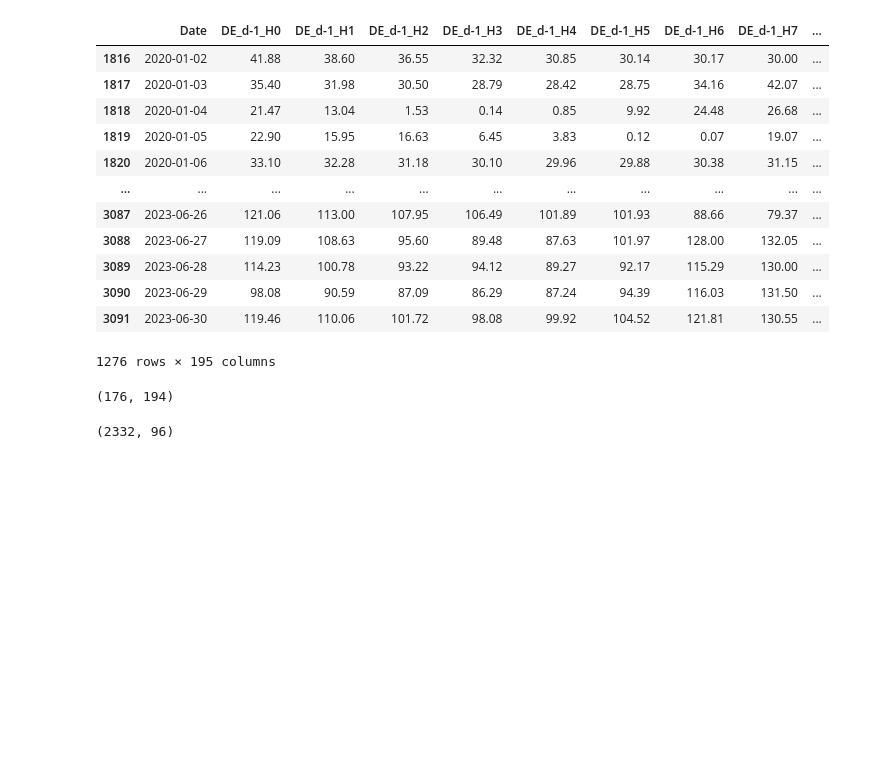
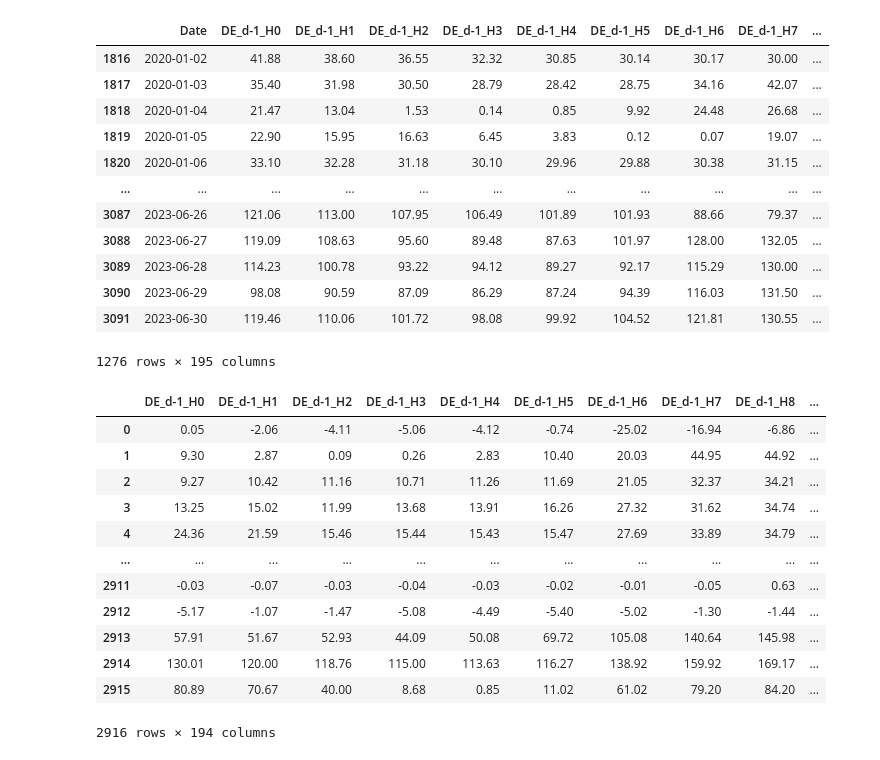
Before and after one commit to kabirkumar96/daise-seminar, a Jupyter notebook: EPF.ipynb, the cells around one changed output. Saved outputs shown, nothing was run; the diff lists cells and outputs as text; code cells hidden in the pictures; blank space fills up the shorter version.

```diff
--- a/EPF.ipynb
+++ b/EPF.ipynb
@@ -52,7 +53,3 @@ dataset_no_at = dataset_no_at.drop(['Date'], axis = 1)
 dates_final_preds = unseen_w_at['Date']
 unseen_w_at = unseen_w_at.drop(['Date'], axis = 1)
 unseen_no_at = unseen_no_at.drop(['Date'], axis = 1)
-# %%
-unseen_w_at.shape
-# %% [output]
-(176, 194)
@@ -65,3 +56,19 @@ unseen_w_at.shape
+# %%
+dataset_w_at
+# %% [output]
+|  | DE_d-1_H0 | DE_d-1_H1 | DE_d-1_H2 | DE_d-1_H3 | DE_d-1_H4 | DE_d-1_H5 | DE_d-1_H6 | DE_d-1_H7 | DE_d-1_H8 | ... |
+| 0 | 0.05 | -2.06 | -4.11 | -5.06 | -4.12 | -0.74 | -25.02 | -16.94 | -6.86 | ... |
+| 1 | 9.30 | 2.87 | 0.09 | 0.26 | 2.83 | 10.40 | 20.03 | 44.95 | 44.92 | ... |
+| 2 | 9.27 | 10.42 | 11.16 | 10.71 | 11.26 | 11.69 | 21.05 | 32.37 | 34.21 | ... |
+| 3 | 13.25 | 15.02 | 11.99 | 13.68 | 13.91 | 16.26 | 27.32 | 31.62 | 34.74 | ... |
+| 4 | 24.36 | 21.59 | 15.46 | 15.44 | 15.43 | 15.47 | 27.69 | 33.89 | 34.79 | ... |
+| ... | ... | ... | ... | ... | ... | ... | ... | ... | ... | ... |
+| 2911 | -0.03 | -0.07 | -0.03 | -0.04 | -0.03 | -0.02 | -0.01 | -0.05 | 0.63 | ... |
+| 2912 | -5.17 | -1.07 | -1.47 | -5.08 | -4.49 | -5.40 | -5.02 | -1.30 | -1.44 | ... |
+| 2913 | 57.91 | 51.67 | 52.93 | 44.09 | 50.08 | 69.72 | 105.08 | 140.64 | 145.98 | ... |
+| 2914 | 130.01 | 120.00 | 118.76 | 115.00 | 113.63 | 116.27 | 138.92 | 159.92 | 169.17 | ... |
+| 2915 | 80.89 | 70.67 | 40.00 | 8.68 | 0.85 | 11.02 | 61.02 | 79.20 | 84.20 | ... |
+2916 rows × 194 columns
 # %%
 data_train_w_at, data_test_w_at = train_test_split(dataset_w_at, train_size = 0.8, shuffle = True, random_state = 42)
 data_train_no_at, data_test_no_at = train_test_split(dataset_no_at, train_size = 0.8, shuffle = True, random_state = 42)
@@ -87,7 +93,3 @@ unseen_no_at = minmax_scale_no_at.transform(unseen_no_at)
-# %%
-data_train_no_at.shape
-# %% [output]
-(2332, 96)
 # %%
 output_no_at = nn_utils.main(data_train_no_at, data_test_no_at, hyper_params_no_at, arch_no_at)
 # %% [output]
```
Also changed, not shown: parts of 18 cells of this notebook, 1 other file.
